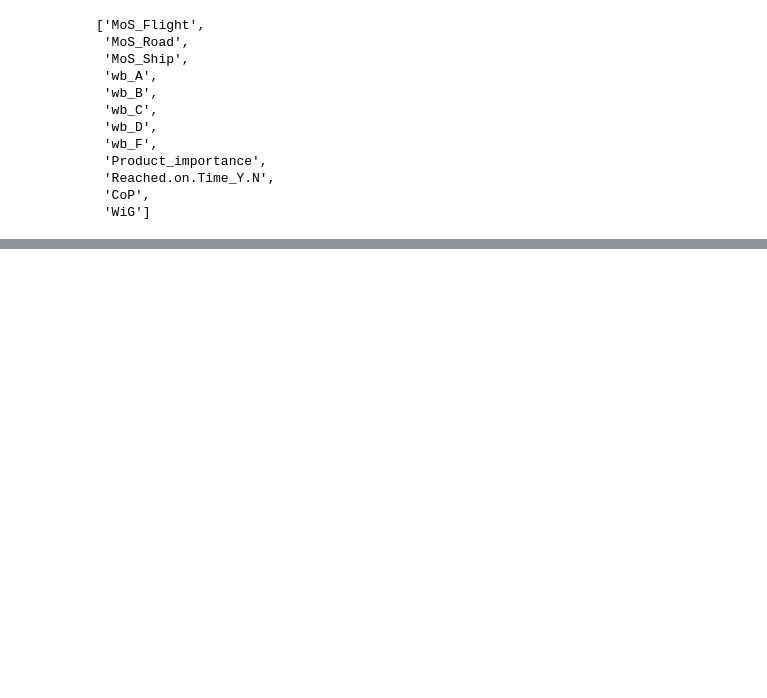
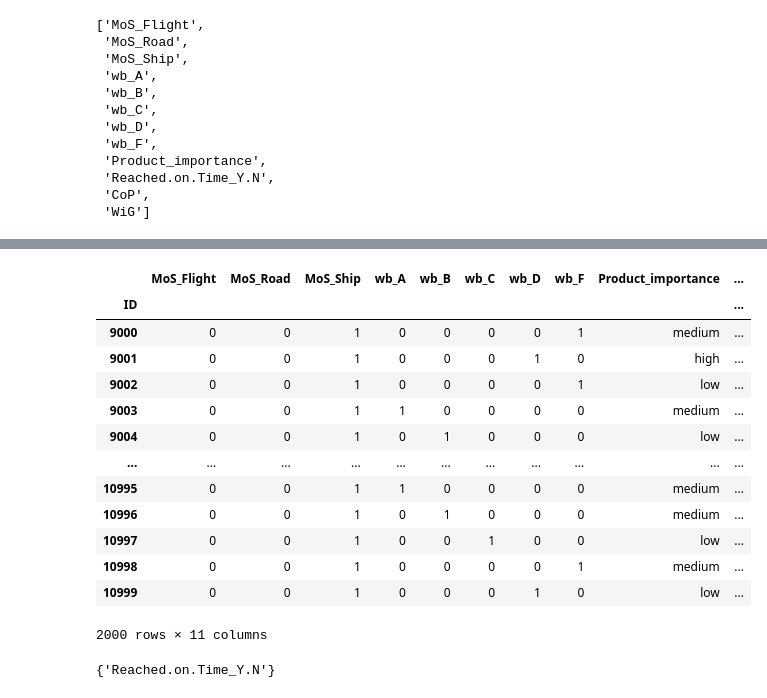
Before and after one commit to VladT-Tempest/Datathon, a Jupyter notebook: Preprocesamiento.ipynb, the cells around one changed output, grey strips where cells are left out. Cells and saved outputs as stored; diff of their text form; code cells hidden in the pictures; blank space fills up the shorter version.

```diff
--- a/Preprocesamiento.ipynb
+++ b/Preprocesamiento.ipynb
@@ -258,0 +307,25 @@ df
+# %%
+df5 = discretice(df5, "Cost_of_the_Product", "CoP")
+test = discretice(df5, "Weight_in_gms", "WiG")
+test
+# %% [output]
+|  | MoS_Flight | MoS_Road | MoS_Ship | wb_A | wb_B | wb_C | wb_D | wb_F | Product_importance | ... |
+| ID |  |  |  |  |  |  |  |  |  | ... |
+| 9000 | 0 | 0 | 1 | 0 | 0 | 0 | 0 | 1 | medium | ... |
+| 9001 | 0 | 0 | 1 | 0 | 0 | 0 | 1 | 0 | high | ... |
+| 9002 | 0 | 0 | 1 | 0 | 0 | 0 | 0 | 1 | low | ... |
+| 9003 | 0 | 0 | 1 | 1 | 0 | 0 | 0 | 0 | medium | ... |
+| 9004 | 0 | 0 | 1 | 0 | 1 | 0 | 0 | 0 | low | ... |
+| ... | ... | ... | ... | ... | ... | ... | ... | ... | ... | ... |
+| 10995 | 0 | 0 | 1 | 1 | 0 | 0 | 0 | 0 | medium | ... |
+| 10996 | 0 | 0 | 1 | 0 | 1 | 0 | 0 | 0 | medium | ... |
+| 10997 | 0 | 0 | 1 | 0 | 0 | 1 | 0 | 0 | low | ... |
+| 10998 | 0 | 0 | 1 | 0 | 0 | 0 | 0 | 1 | medium | ... |
+| 10999 | 0 | 0 | 1 | 0 | 0 | 0 | 1 | 0 | low | ... |
+2000 rows × 11 columns
+# %%
+# Ver la diferencia de columnas entre los dos sets...
+difference = set(train).difference(set(test))
+difference
+# %% [output]
+{'Reached.on.Time_Y.N'}
```
Also changed, not shown: parts of 5 cells of this notebook.
